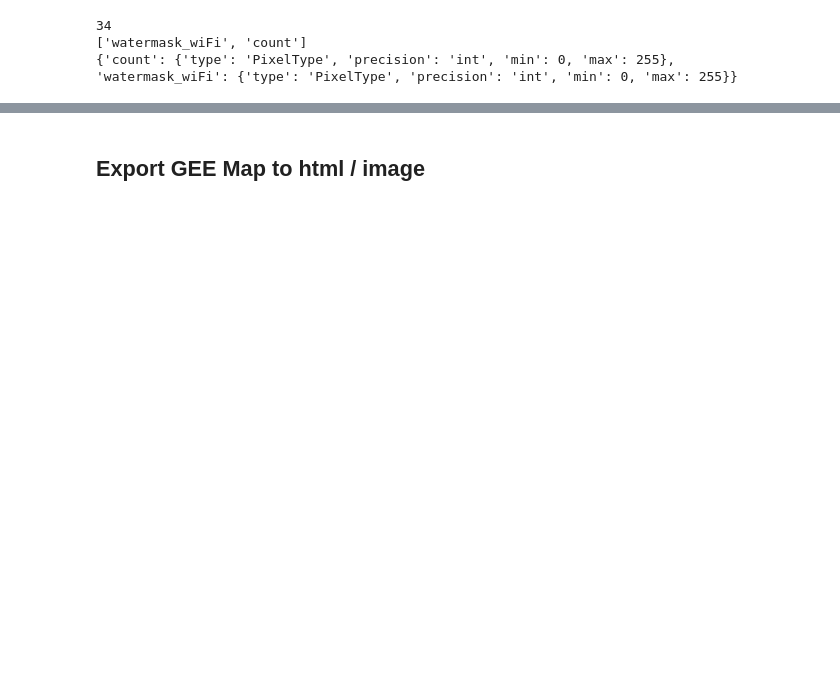
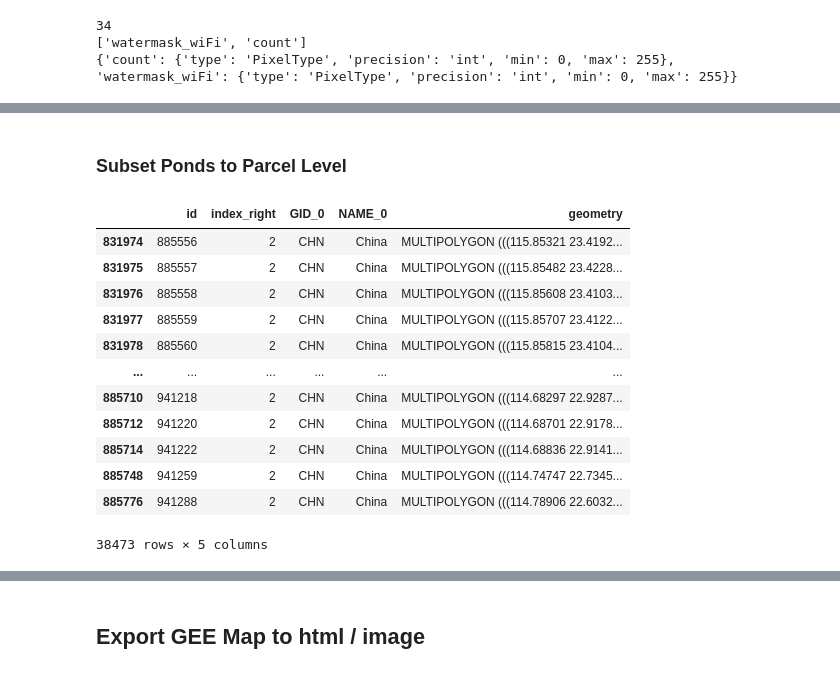
Before and after one commit to Shirobakaidou/Aquaponds, a Jupyter notebook: 04_export_waterMask+dataCoverage.ipynb, the cells around one changed output, grey strips where cells are left out. Saved outputs shown, nothing was run; the diff lists cells and outputs as text; code cells hidden in the pictures; blank space fills up the shorter version.

```diff
--- a/04_export_waterMask+dataCoverage.ipynb
+++ b/04_export_waterMask+dataCoverage.ipynb
@@ -431,0 +506,19 @@ Successfully installed geetools-0.6.14
+# %% [markdown]
+### Subset Ponds to Parcel Level
+# %%
+ponds_sub = ponds_chn[ponds_chn.geometry.within(parcels[parcels['id']==parcelID[11]].geometry.unary_union)]
+ponds_sub
+# %% [output]
+|  | id | index_right | GID_0 | NAME_0 | geometry |
+| 831974 | 885556 | 2 | CHN | China | MULTIPOLYGON (((115.85321 23.4192... |
+| 831975 | 885557 | 2 | CHN | China | MULTIPOLYGON (((115.85482 23.4228... |
+| 831976 | 885558 | 2 | CHN | China | MULTIPOLYGON (((115.85608 23.4103... |
+| 831977 | 885559 | 2 | CHN | China | MULTIPOLYGON (((115.85707 23.4122... |
+| 831978 | 885560 | 2 | CHN | China | MULTIPOLYGON (((115.85815 23.4104... |
+| ... | ... | ... | ... | ... | ... |
+| 885710 | 941218 | 2 | CHN | China | MULTIPOLYGON (((114.68297 22.9287... |
+| 885712 | 941220 | 2 | CHN | China | MULTIPOLYGON (((114.68701 22.9178... |
+| 885714 | 941222 | 2 | CHN | China | MULTIPOLYGON (((114.68836 22.9141... |
+| 885748 | 941259 | 2 | CHN | China | MULTIPOLYGON (((114.74747 22.7345... |
+| 885776 | 941288 | 2 | CHN | China | MULTIPOLYGON (((114.78906 22.6032... |
+38473 rows × 5 columns
```
Also changed, not shown: parts of 39 cells of this notebook.
